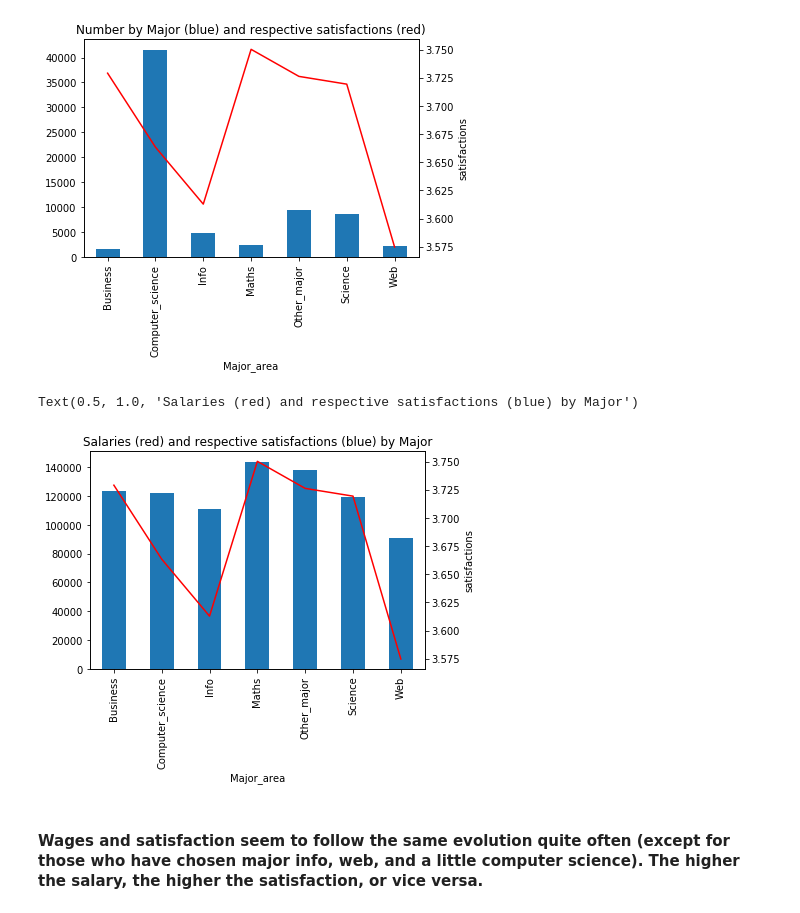
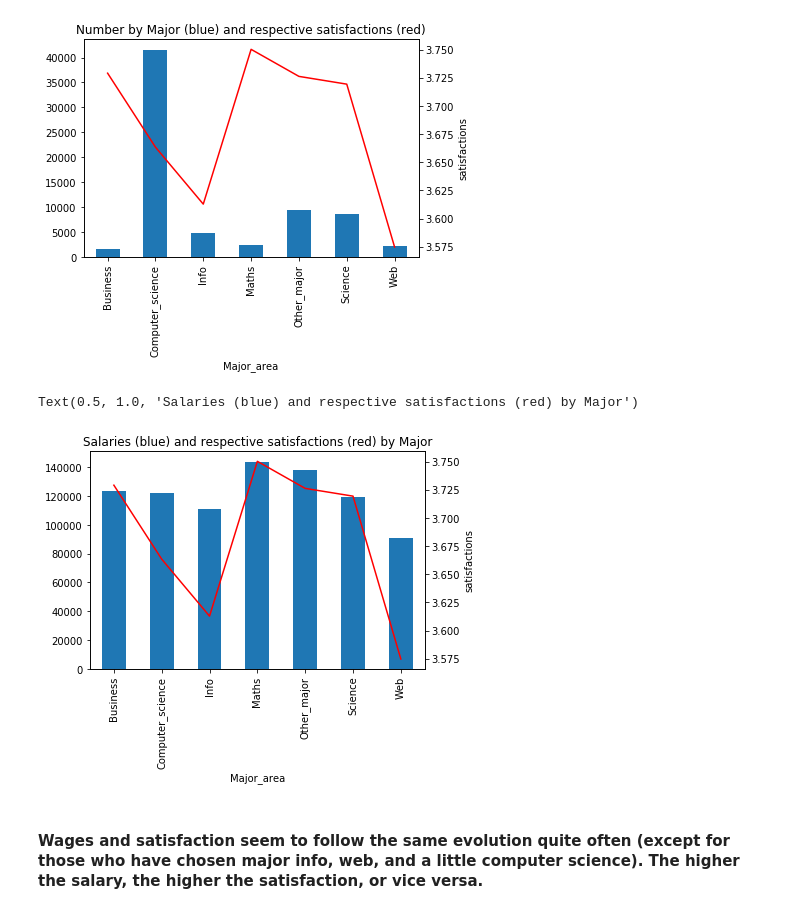
Before and after one commit to GuillaumeVerb/Stackoverflow, a Jupyter notebook: Stack.ipynb, the cells around one changed output. Cells and saved outputs as stored; diff of their text form; code cells hidden in the pictures.

```diff
--- a/Stack.ipynb
+++ b/Stack.ipynb
@@ -403,15 +398,15 @@ Text(0.5, 1.0, 'Number by Major (blue) and respective satisfactions (red)')
 # %%
 fig, ax = plt.subplots()
 ax2 = ax.twinx()
 x_and_y["JobSat_x"].plot(ax=ax2, color="red")
 (x_and_y["ConvertedComp_x"]).plot(ax=ax,kind="bar")
 plt.ylabel('satisfactions')
 plt.xlabel('Number by Salaries')
 plt.plot()
-plt.title('Salaries (red) and respective satisfactions (blue) by Major')
+plt.title('Salaries (blue) and respective satisfactions (red) by Major')
 # %% [output]
-Text(0.5, 1.0, 'Salaries (red) and respective satisfactions (blue) by Major')
+Text(0.5, 1.0, 'Salaries (blue) and respective satisfactions (red) by Major')
-[figure, old version]
+[figure, new version]
 # %% [markdown]
 #### Wages and satisfaction seem to follow the same evolution quite often (except for those who have chosen major info, web, and a little computer science). The higher the salary, the higher the satisfaction, or vice versa.
 # %%
```
Also changed, not shown: parts of 8 cells of this notebook.
